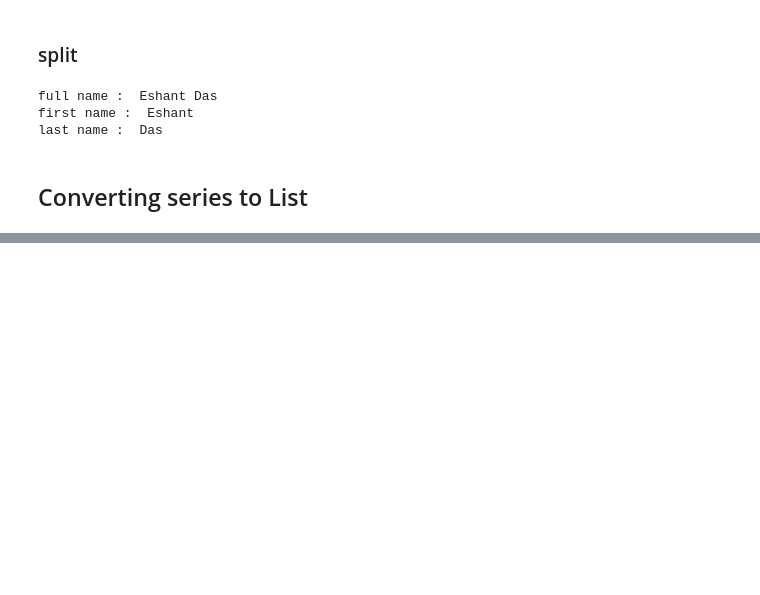
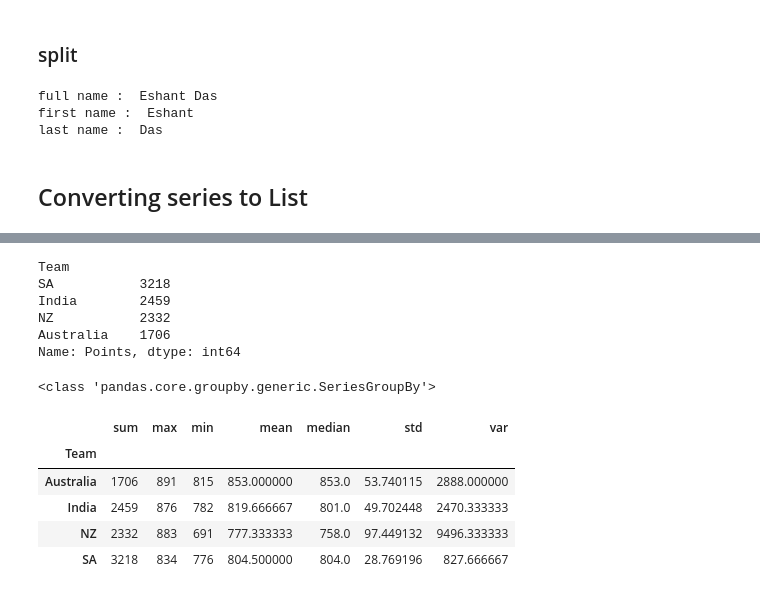
Before and after one commit to Rohit734/pandas, a Jupyter notebook: pandas.ipynb, the cells around one changed output, grey strips where cells are left out. Saved outputs shown, nothing was run; the diff lists cells and outputs as text; code cells hidden in the pictures; blank space fills up the shorter version.

```diff
--- a/pandas.ipynb
+++ b/pandas.ipynb
@@ -260,0 +938,21 @@ last name :  Das
+# %%
+df.groupby("Team").sum()['Points'].sort_values(ascending=False)
+# %% [output]
+Team
+SA           3218
+India        2459
+NZ           2332
+Australia    1706
+Name: Points, dtype: int64
+# %%
+groups = df.groupby("Team")
+print(type(groups['Points']))
+groups['Points'].agg([sum,max,min,np.mean,np.median,np.std,np.var])
+# %% [output]
+<class 'pandas.core.groupby.generic.SeriesGroupBy'>
+|  | sum | max | min | mean | median | std | var |
+| Team |  |  |  |  |  |  |  |
+| Australia | 1706 | 891 | 815 | 853.000000 | 853.0 | 53.740115 | 2888.000000 |
+| India | 2459 | 876 | 782 | 819.666667 | 801.0 | 49.702448 | 2470.333333 |
+| NZ | 2332 | 883 | 691 | 777.333333 | 758.0 | 97.449132 | 9496.333333 |
+| SA | 3218 | 834 | 776 | 804.500000 | 804.0 | 28.769196 | 827.666667 |
```
Also changed, not shown: parts of 91 cells of this notebook.
